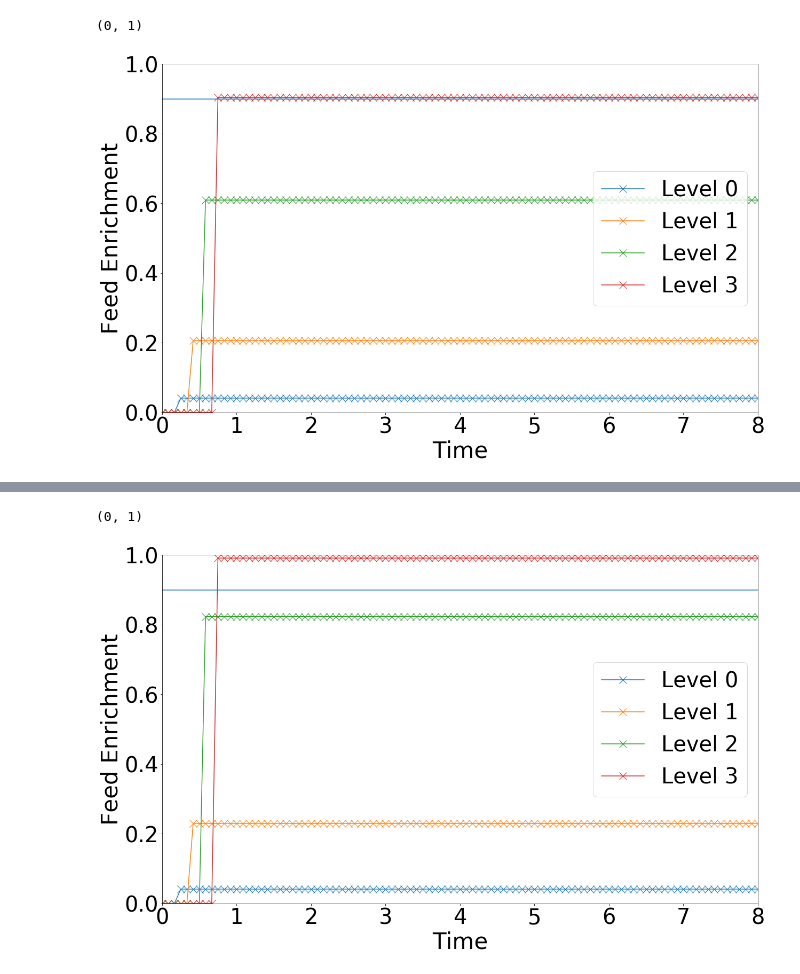
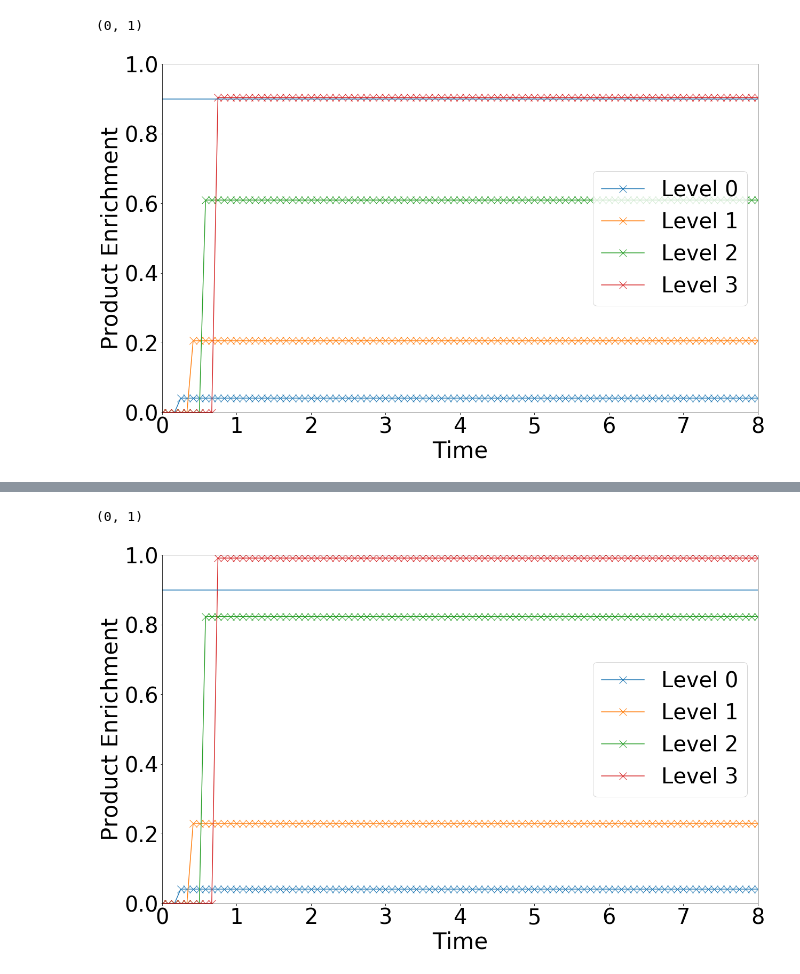
Before and after one commit to bam241/enrich_inmm, a Jupyter notebook: NR_raw_analysis.ipynb, the cells around one changed output, grey strips where cells are left out. Cells and saved outputs as stored; diff of their text form; code cells hidden in the pictures.

```diff
--- a/NR_raw_analysis.ipynb
+++ b/NR_raw_analysis.ipynb
@@ -70,13 +70,13 @@ cyh.MakeFlowGraph(file)
 # %%
 assay_case_2_NR, plt_assay_case_2_NR = GetEnrichment(ev_2_NR_raw, 4 , senders,receivers)
 
-pdh.MakePlot(plt_assay_case_2_NR, "Time", "Feed Enrichment" , loc="center right")
+pdh.MakePlot(plt_assay_case_2_NR, "Time", "Product Enrichment" , loc="center right")
 plt.axhline(y=0.9)
 plt.xlim(0,8)
 plt.ylim(0,1)
 # %% [output]
 (0, 1)
-[figure, old version]
+[figure, new version]
 # %%
 file = "case_3/NR_raw_S4.h5"
 ev_3_NR_raw = cym.Evaluator(cym.dbopen(file))
@@ -86,10 +86,10 @@ cyh.MakeFlowGraph(file)
 # %%
 assay_case_3_NR, plt_assay_case_3_NR = GetEnrichment(ev_3_NR_raw, 4, senders,receivers)
 
-pdh.MakePlot(plt_assay_case_3_NR, "Time", "Feed Enrichment" , loc="center right")
+pdh.MakePlot(plt_assay_case_3_NR, "Time", "Product Enrichment" , loc="center right")
 plt.axhline(y=0.9)
 plt.xlim(0,8)
 plt.ylim(0,1)
 # %% [output]
 (0, 1)
-[figure, old version]
+[figure, new version]
```
Also changed, not shown: parts of 1 cell of this notebook, 1 other file.
